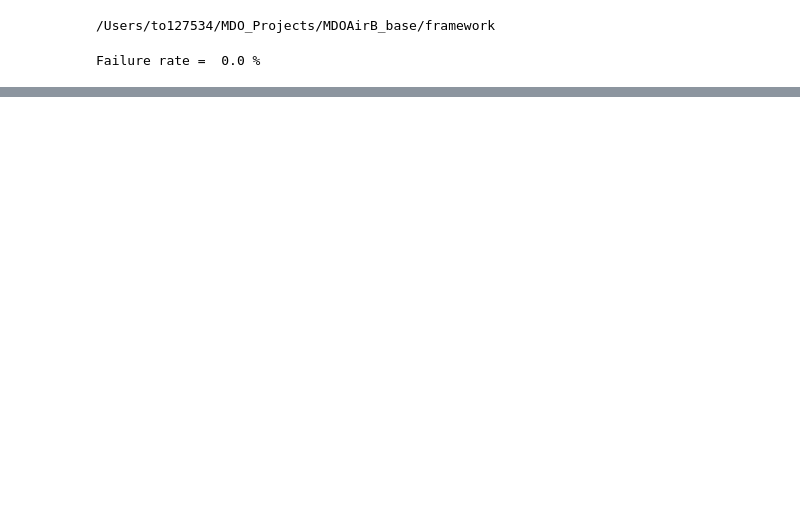
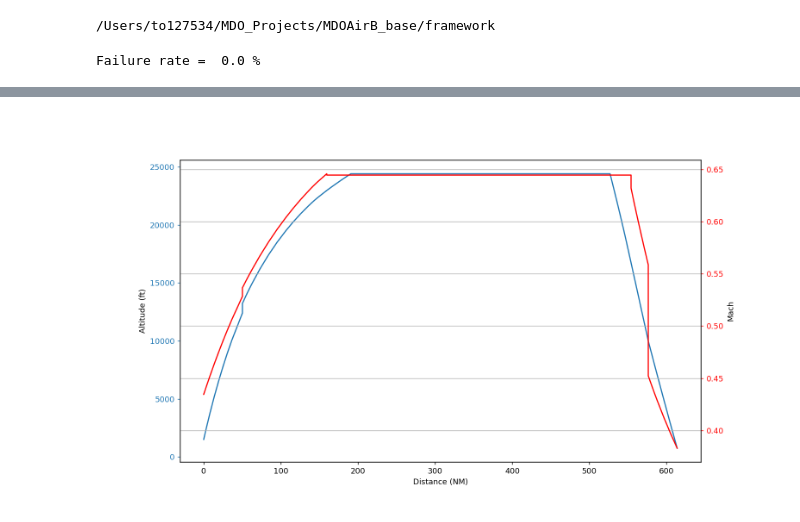
Before and after one commit to AlejandroRios/MDOAirB_base, a Jupyter notebook: framework/analysis-results.ipynb, the cells around one changed output, grey strips where cells are left out. Saved outputs shown, nothing was run; the diff lists cells and outputs as text; code cells hidden in the pictures; blank space fills up the shorter version.

```diff
--- a/framework/analysis-results.ipynb
+++ b/framework/analysis-results.ipynb
@@ -94,2 +126,9 @@ draw_carpet(input["WingArea"],input["FanDiameter"],output["MTOW"],'Wing Area (m2
 # %% [output]
 [interactive output not drawn]
+# %%
+altitude = np.array(output["altitude"][0].split(']')[0].split('[')[1].split()).astype(float)
+mach = np.array(output["mach"][0].split(']')[0].split('[')[1].split()).astype(float)
+distance = np.array(output["distance"][0].split(']')[0].split('[')[1].split()).astype(float)
+draw_figure(distance,altitude, mach, "Distance (NM)", "Altitude (ft)", "Mach")
+# %% [output]
+[figure, added]
```
Also changed, not shown: parts of 12 cells of this notebook, 14 other files.
